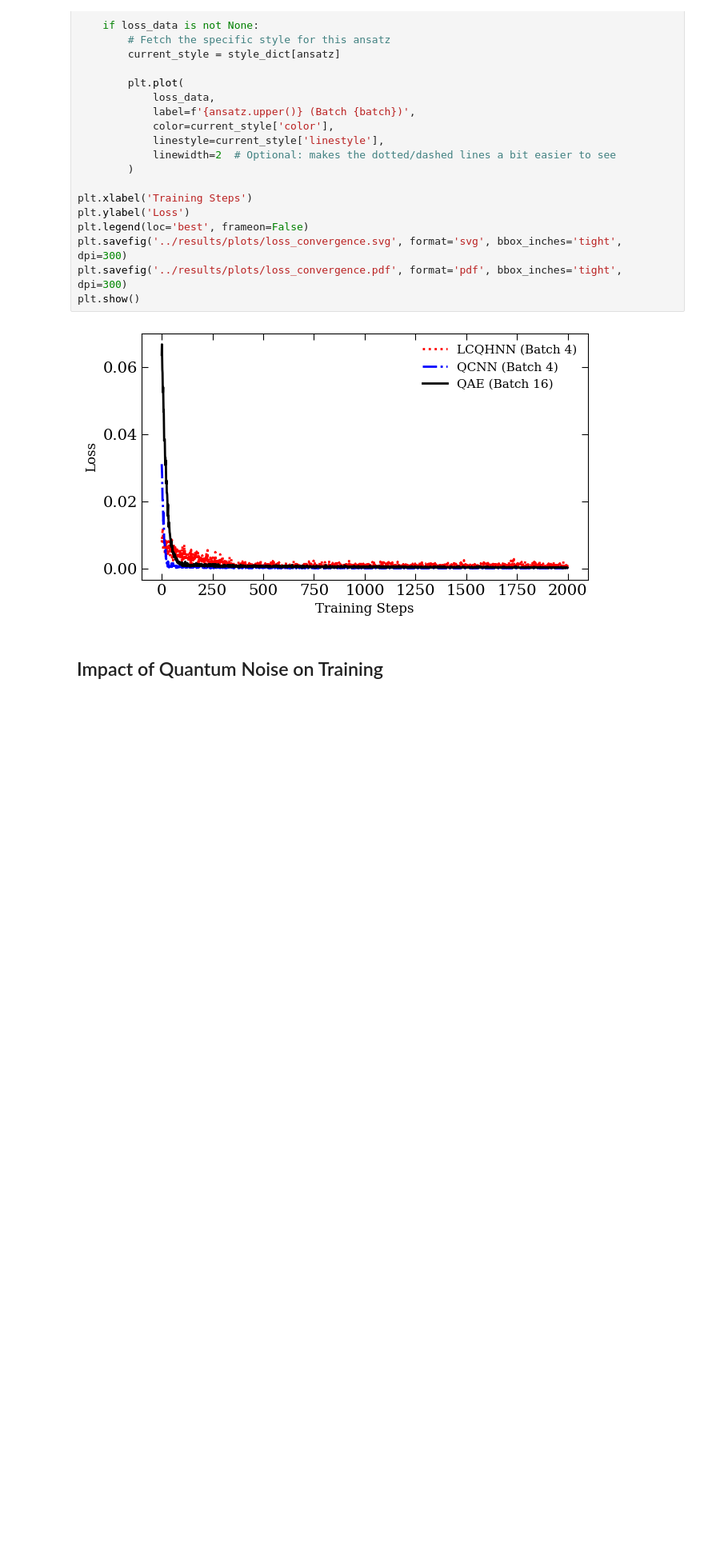
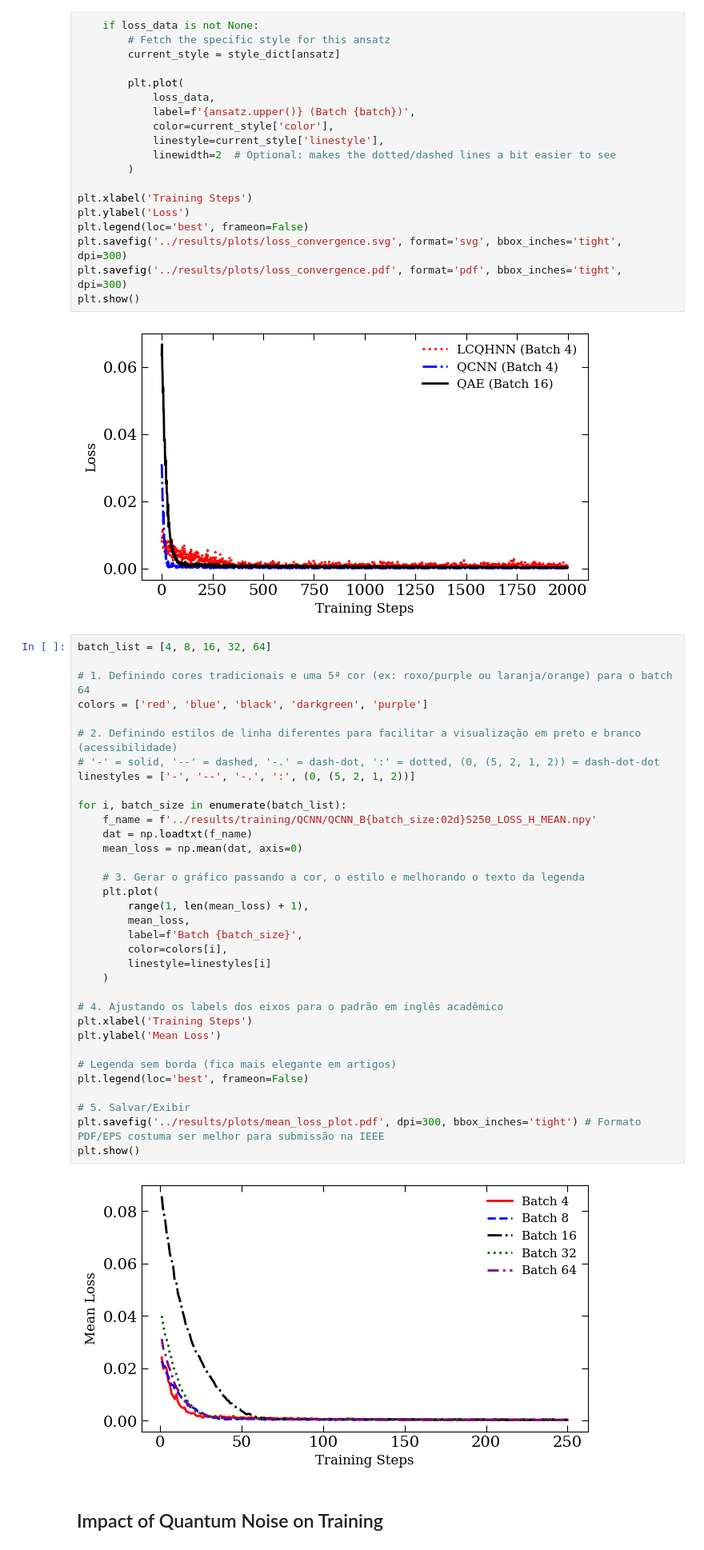
Before and after one commit to quantum-cesar-lab/HE-Quantum-Anomaly-Detection, a Jupyter notebook: notebooks/views.ipynb, the cells around one changed output. Shown at 80% size. Cells and saved outputs as stored; diff of their text form; blank space fills up the shorter version.

```diff
--- a/notebooks/views.ipynb
+++ b/notebooks/views.ipynb
@@ -133,6 +133,42 @@ plt.savefig('../results/plots/loss_convergence.pdf', format='pdf', bbox_inches='
 plt.show()
 # %% [output]
 [figure]
+# %%
+batch_list = [4, 8, 16, 32, 64]
+
+# 1. Definindo cores tradicionais e uma 5ª cor (ex: roxo/purple ou laranja/orange) para o batch 64
+colors = ['red', 'blue', 'black', 'darkgreen', 'purple']
+
+# 2. Definindo estilos de linha diferentes para facilitar a visualização em preto e branco (acessibilidade)
+# '-' = solid, '--' = dashed, '-.' = dash-dot, ':' = dotted, (0, (5, 2, 1, 2)) = dash-dot-dot
+linestyles = ['-', '--', '-.', ':', (0, (5, 2, 1, 2))]
+
+for i, batch_size in enumerate(batch_list):
+    f_name = f'../results/training/QCNN/QCNN_B{batch_size:02d}S250_LOSS_H_MEAN.npy'
+    dat = np.loadtxt(f_name)
+    mean_loss = np.mean(dat, axis=0)
+
+    # 3. Gerar o gráfico passando a cor, o estilo e melhorando o texto da legenda
+    plt.plot(
+        range(1, len(mean_loss) + 1),
+        mean_loss,
+        label=f'Batch {batch_size}',
+        color=colors[i],
+        linestyle=linestyles[i]
+    )
+
+# 4. Ajustando os labels dos eixos para o padrão em inglês acadêmico
+plt.xlabel('Training Steps')
+plt.ylabel('Mean Loss')
+
+# Legenda sem borda (fica mais elegante em artigos)
+plt.legend(loc='best', frameon=False)
+
+# 5. Salvar/Exibir
+plt.savefig('../results/plots/mean_loss_plot.pdf', dpi=300, bbox_inches='tight') # Formato PDF/EPS costuma ser melhor para submissão na IEEE
+plt.show()
+# %% [output]
+[figure, added]
 # %% [markdown]
 ## Impact of Quantum Noise on Training
 # %%
```
Also changed, not shown: 13 other files.
